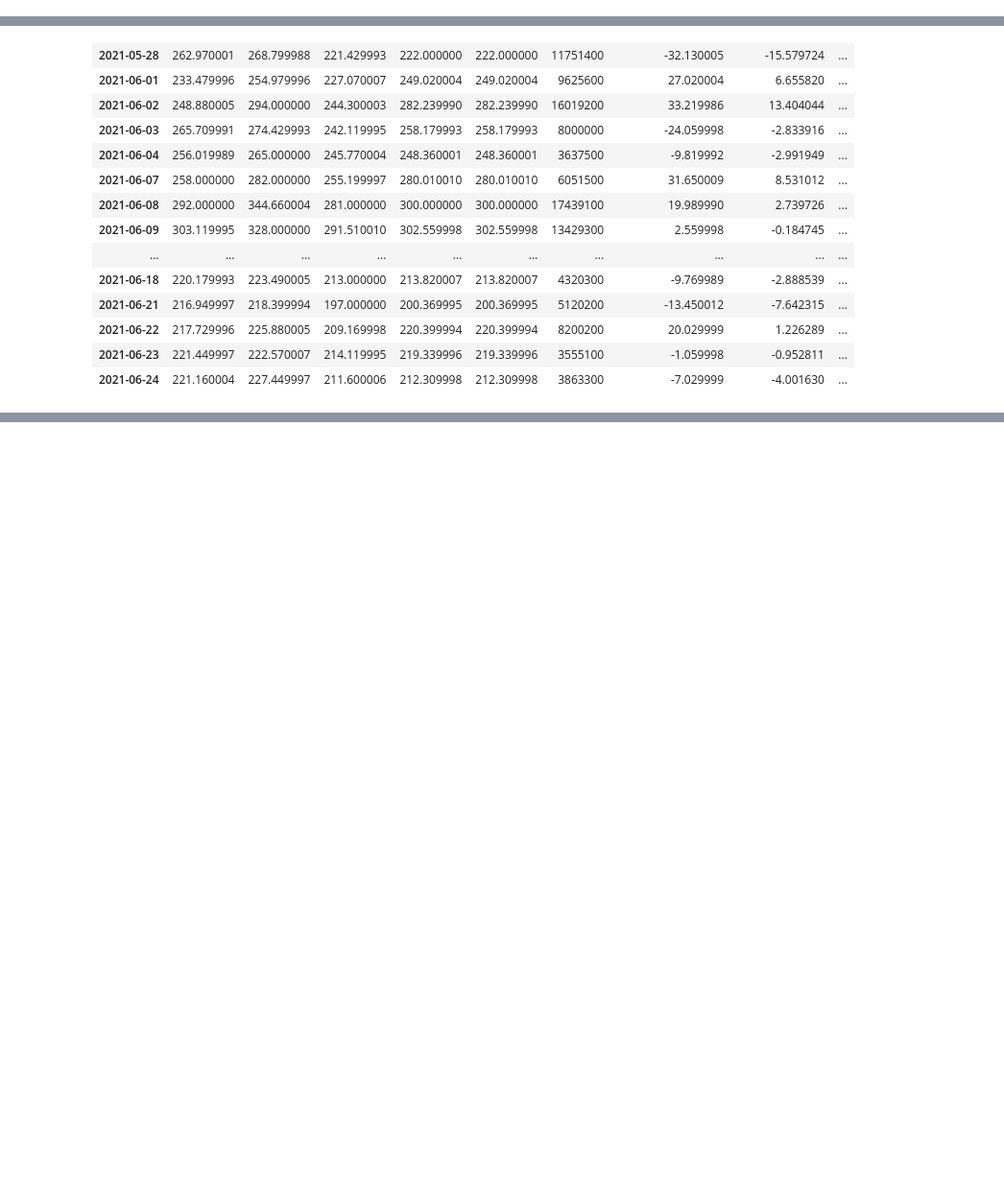
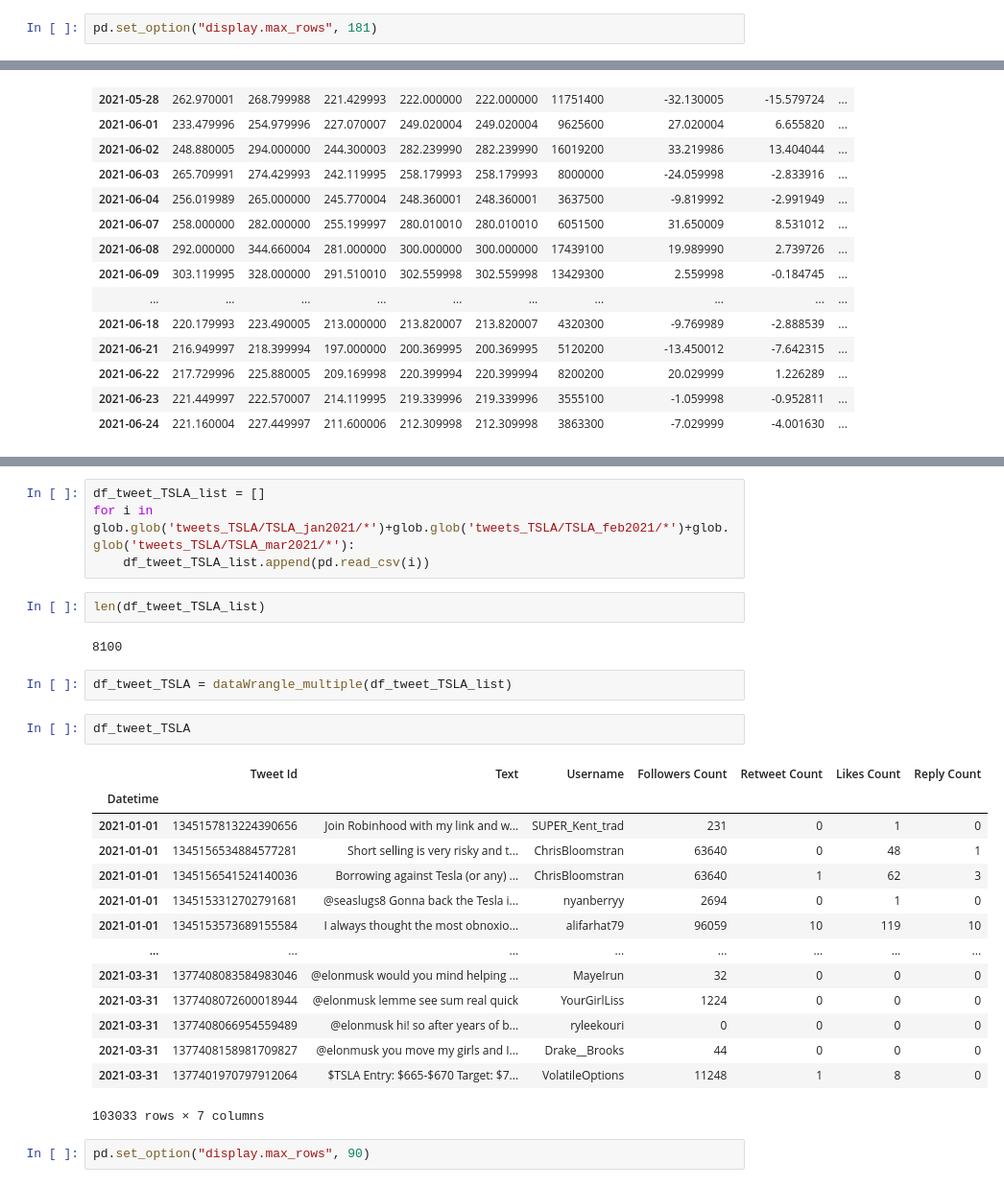
Before and after one commit to daanishali921/twitter_sentiment_stock_trend_predictor, a Jupyter notebook: scrap_book.ipynb, the cells around one changed output, grey strips where cells are left out. Shown: that part at 96% size. Drawn from its saved outputs; the diff is of its cells as text; blank space fills up the shorter version.

```diff
--- a/scrap_book.ipynb
+++ b/scrap_book.ipynb
@@ -233,0 +247,2 @@ def assign_score_columns(df):
+# %%
+pd.set_option("display.max_rows", 181)
@@ -894,0 +1004,29 @@ plt.show()
+# %%
+df_tweet_TSLA_list = []
+for i in glob.glob('tweets_TSLA/TSLA_jan2021/*')+glob.glob('tweets_TSLA/TSLA_feb2021/*')+glob.glob('tweets_TSLA/TSLA_mar2021/*'):
+    df_tweet_TSLA_list.append(pd.read_csv(i))
+# %%
+len(df_tweet_TSLA_list)
+# %% [output]
+8100
+# %%
+df_tweet_TSLA = dataWrangle_multiple(df_tweet_TSLA_list)
+# %%
+df_tweet_TSLA
+# %% [output]
+|  | Tweet Id | Text | Username | Followers Count | Retweet Count | Likes Count | Reply Count |
+| Datetime |  |  |  |  |  |  |  |
+| 2021-01-01 | 1345157813224390656 | Join Robinhood with my link and w... | SUPER_Kent_trad | 231 | 0 | 1 | 0 |
+| 2021-01-01 | 1345156534884577281 | Short selling is very risky and t... | ChrisBloomstran | 63640 | 0 | 48 | 1 |
+| 2021-01-01 | 1345156541524140036 | Borrowing against Tesla (or any) ... | ChrisBloomstran | 63640 | 1 | 62 | 3 |
+| 2021-01-01 | 1345153312702791681 | @seaslugs8 Gonna back the Tesla i... | nyanberryy | 2694 | 0 | 1 | 0 |
+| 2021-01-01 | 1345153573689155584 | I always thought the most obnoxio... | alifarhat79 | 96059 | 10 | 119 | 10 |
+| ... | ... | ... | ... | ... | ... | ... | ... |
+| 2021-03-31 | 1377408083584983046 | @elonmusk would you mind helping ... | MayeIrun | 32 | 0 | 0 | 0 |
+| 2021-03-31 | 1377408072600018944 | @elonmusk lemme see sum real quick | YourGirlLiss | 1224 | 0 | 0 | 0 |
+| 2021-03-31 | 1377408066954559489 | @elonmusk hi! so after years of b... | ryleekouri | 0 | 0 | 0 | 0 |
+| 2021-03-31 | 1377408158981709827 | @elonmusk you move my girls and I... | Drake__Brooks | 44 | 0 | 0 | 0 |
+| 2021-03-31 | 1377401970797912064 | $TSLA Entry: $665-$670 Target: $7... | VolatileOptions | 11248 | 1 | 8 | 0 |
+103033 rows × 7 columns
+# %%
+pd.set_option("display.max_rows", 90)
```
Also changed, not shown: parts of 15 cells of this notebook, 1 other file.
